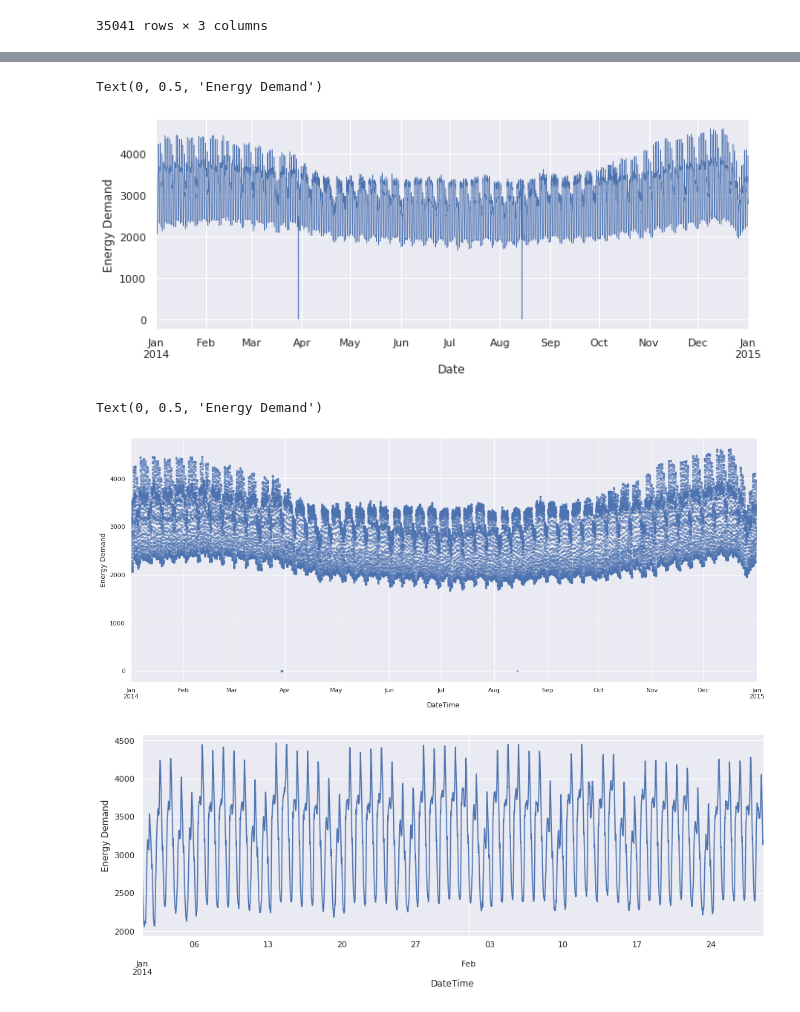
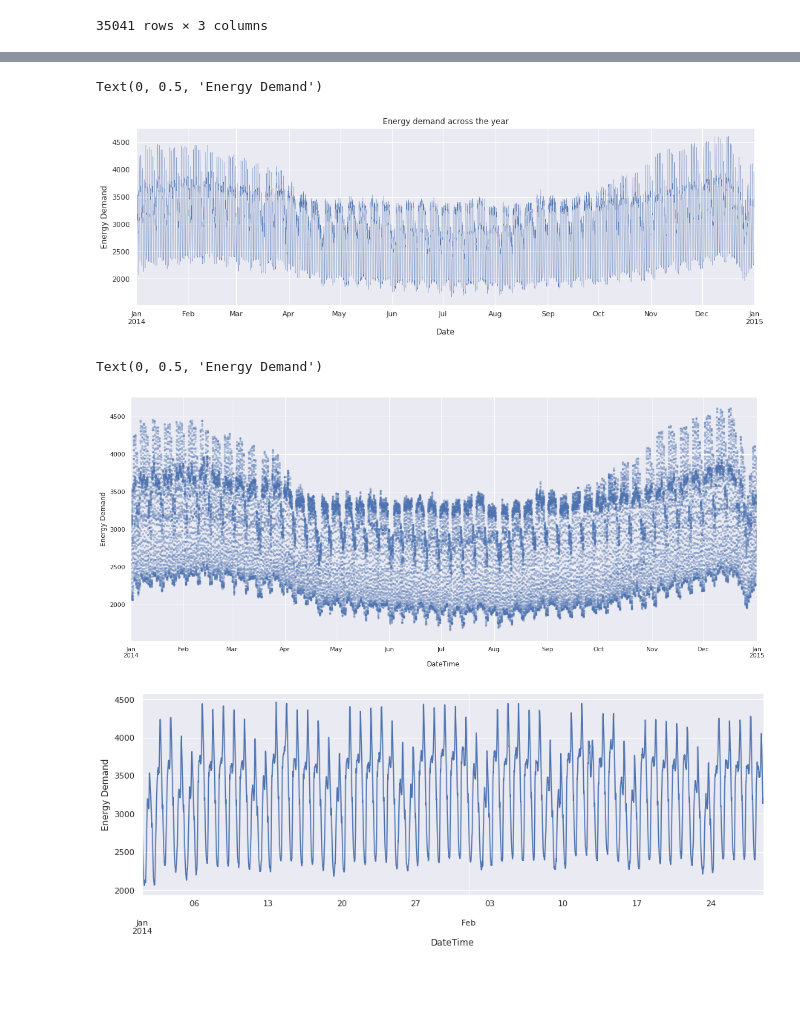
Before and after one commit to Pogayo/Artificial-Intelligence-Class, a Jupyter notebook: Perez_Ogayo_Assignment1.ipynb, the cells around one changed output, grey strips where cells are left out. Cells and saved outputs as stored; diff of their text form; code cells hidden in the pictures; blank space fills up the shorter version.

```diff
--- a/Perez_Ogayo_Assignment1.ipynb
+++ b/Perez_Ogayo_Assignment1.ipynb
@@ -52,7 +52,7 @@ raw_energy_data.shape
 energy_data=raw_energy_data.copy() #Deep copy to keep the raw independent from the clean data
 energy_data['Date']=pd.to_datetime(raw_energy_data['Date'])  #Converting date to datetime formart
 energy_data["Time"]=pd.to_datetime(energy_data["Time"]).dt.time #Converting time to datetime formart
-energy_data=energy_data.fillna(0)  #replacing missing values with 0's
+energy_data=energy_data.fillna(energy_data["Demand"].mean())  #replacing missing values with 0's
 energy_data
 # %% [output]
 |  | Date | Time | Demand |
@@ -84,18 +84,18 @@ energy_data.describe()
 # %%
-sns.set(rc={'figure.figsize':(11, 4)})
-
-line_fig1=energy_data['Demand'].plot(linewidth=0.5)
+sns.set(rc={'figure.figsize':(17, 5)})
+line_fig1=energy_data['Demand'].plot(linewidth=0.3)
 line_fig1.set_xlabel("Date")
+line_fig1.set_title("Energy demand across the year")
 line_fig1.set_ylabel("Energy Demand")
 # %% [output]
 Text(0, 0.5, 'Energy Demand')
-[figure, old version]
+[figure, new version]
 # %%
- dot_fig1= energy_data["Demand"].plot(marker='.', alpha=0.5, linestyle='None', figsize=(20, 8))
+ dot_fig1= energy_data["Demand"].plot(marker='.', alpha=0.3, linestyle='None', figsize=(20, 8))
 dot_fig1.set_ylabel('Energy Demand')
 # %% [output]
 Text(0, 0.5, 'Energy Demand')
-[figure, old version]
+[figure, new version]
 # %%
 #The month of January
 ax = energy_data.loc['2014-01':'2014-02', 'Demand'].plot(figsize=(15, 5))
```
Also changed, not shown: parts of 1 cell of this notebook.
